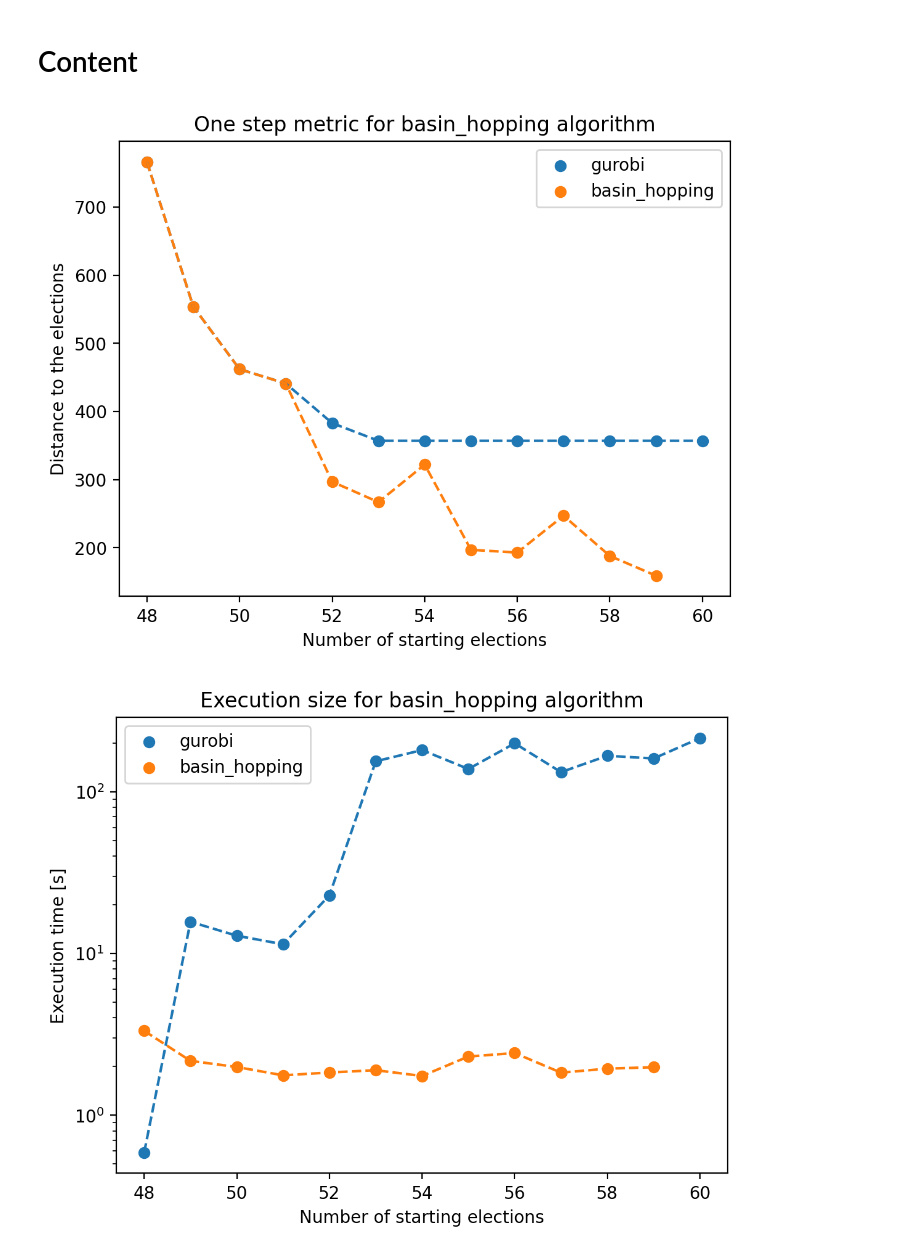
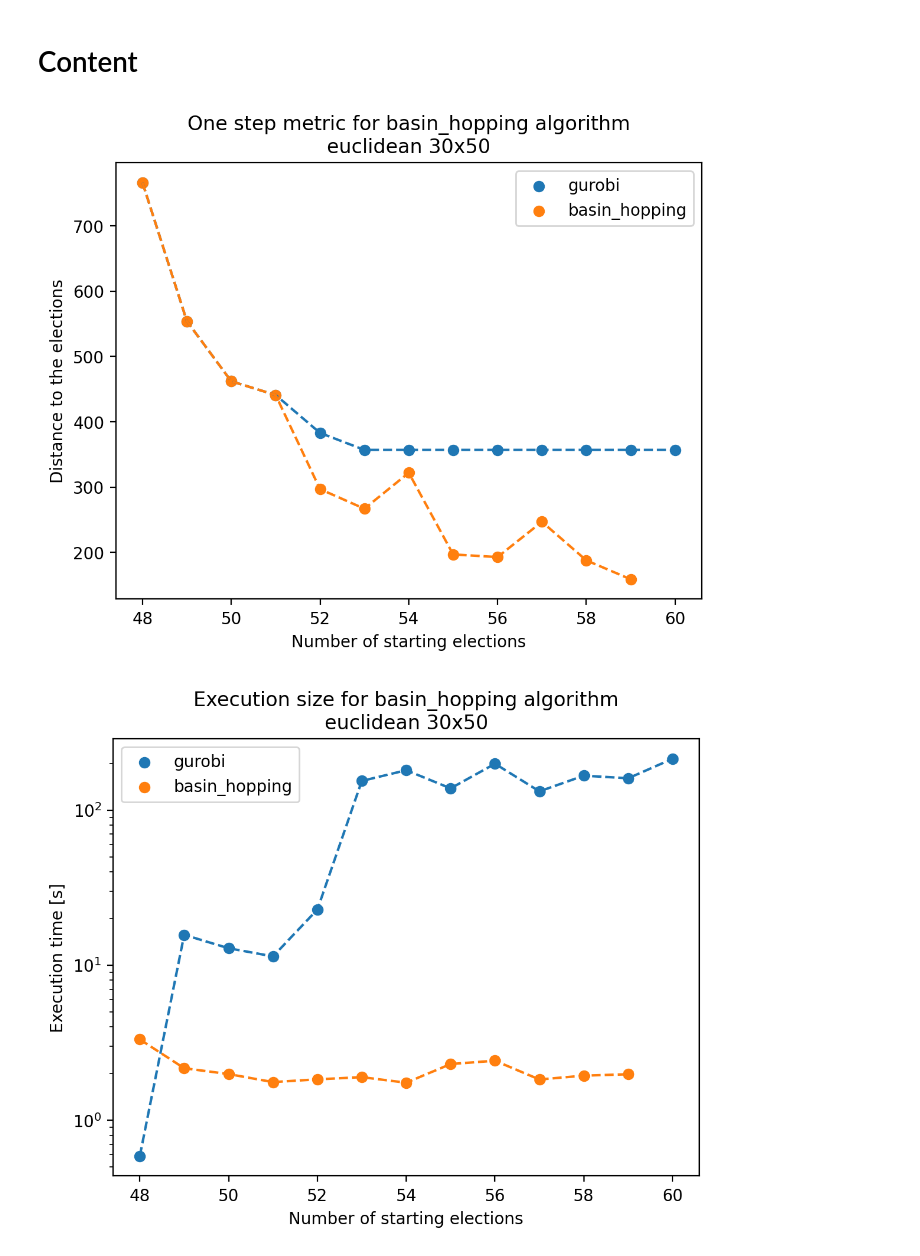
Before and after one commit to Janix4000/holes-in-elections, a Jupyter notebook: approval_l1/comparison_one_step.ipynb, the cells around one changed output. Cells and saved outputs as stored; diff of their text form; code cells hidden in the pictures.

```diff
--- a/approval_l1/comparison_one_step.ipynb
+++ b/approval_l1/comparison_one_step.ipynb
@@ -85,39 +32,39 @@ solver_id = 'gurobi'
 
 algorithm = 'basin_hopping'
 
 report = pd.read_csv(f'results/{num_candidates}x{num_voters}/{family_id}/one_step_metric/{algorithm}/report.csv')
 reference_report = pd.read_csv(f'results/{num_candidates}x{num_voters}/{family_id}/one_step_metric/{algorithm}/reference-report.csv')
 
-def plot_metric(report, reference_report):
+def plot_metric(report, reference_report, algorithm, family_id, num_candidates, num_voters):
     plt.scatter(reference_report.experiment_size , reference_report.distance, label = solver_id)
     plt.plot(reference_report.experiment_size, reference_report.distance, '--')
 
     plt.scatter(report.experiment_size, report.distance, label=algorithm)
     plt.plot(report.experiment_size, report.distance, '--')
 
     plt.legend()
-    plt.title(f'One step metric for {algorithm} algorithm')
+    plt.title(f'One step metric for {algorithm} algorithm\n{family_id} {num_candidates}x{num_voters}')
     plt.ylabel('Distance to the elections')
     plt.xlabel('Number of starting elections')
     plt.show()
 
     plt.scatter(reference_report.experiment_size , reference_report.execution_time, label = solver_id)
     plt.plot(reference_report.experiment_size, reference_report.execution_time, '--')
 
     plt.scatter(report.experiment_size, report.execution_time, label=algorithm)
     plt.plot(report.experiment_size, report.execution_time, '--')
 
     plt.legend()
     plt.yscale('log')
-    plt.title(f'Execution size for {algorithm} algorithm')
+    plt.title(f'Execution size for {algorithm} algorithm\n{family_id} {num_candidates}x{num_voters}')
     plt.xlabel('Number of starting elections')
     plt.ylabel('Execution time [s]')
     plt.show()
 
-plot_metric(report, reference_report)
+plot_metric(report, reference_report, algorithm, family_id, num_candidates, num_voters)
 # %% [output]
-[figure, old version]
+[figure, new version]
-[figure, old version]
+[figure, new version]
 # %%
 num_generated = 10
 num_candidates = 30
```
Also changed, not shown: parts of 31 cells of this notebook.
